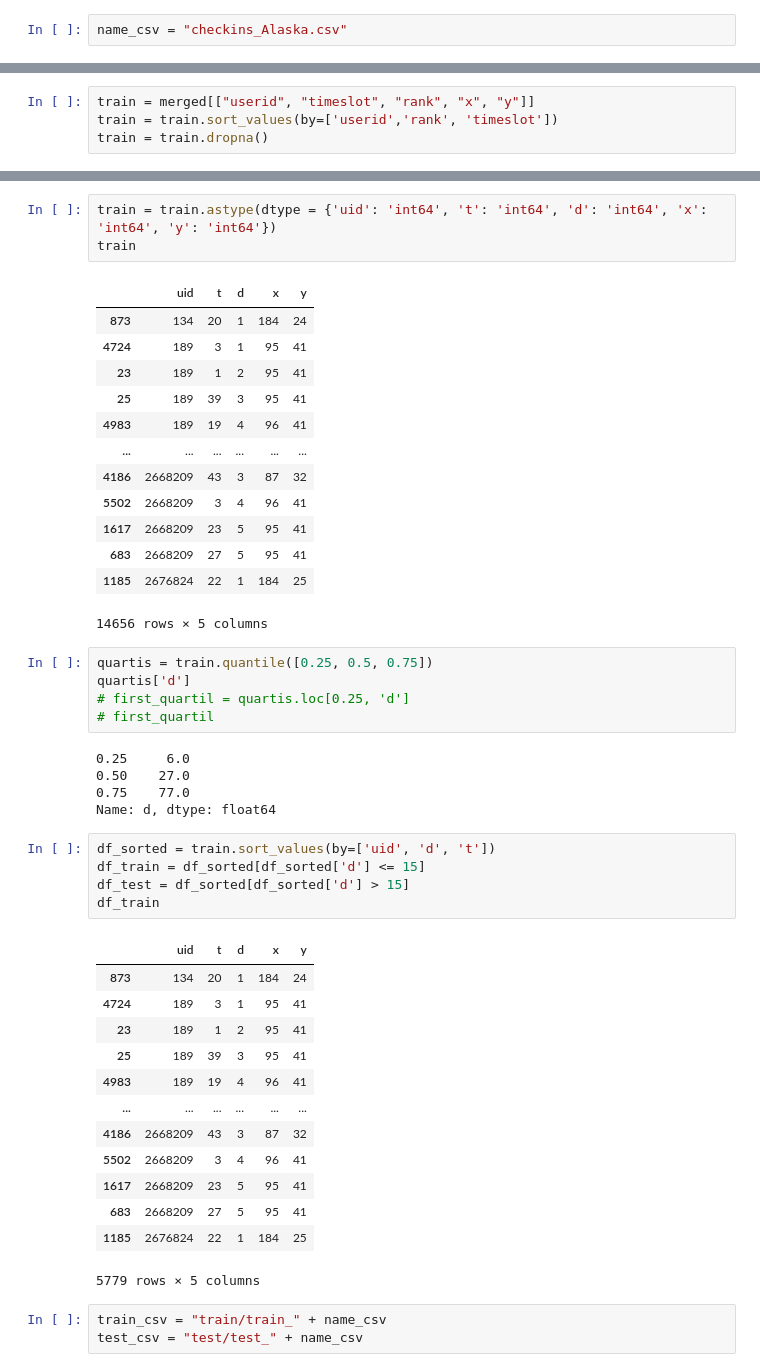
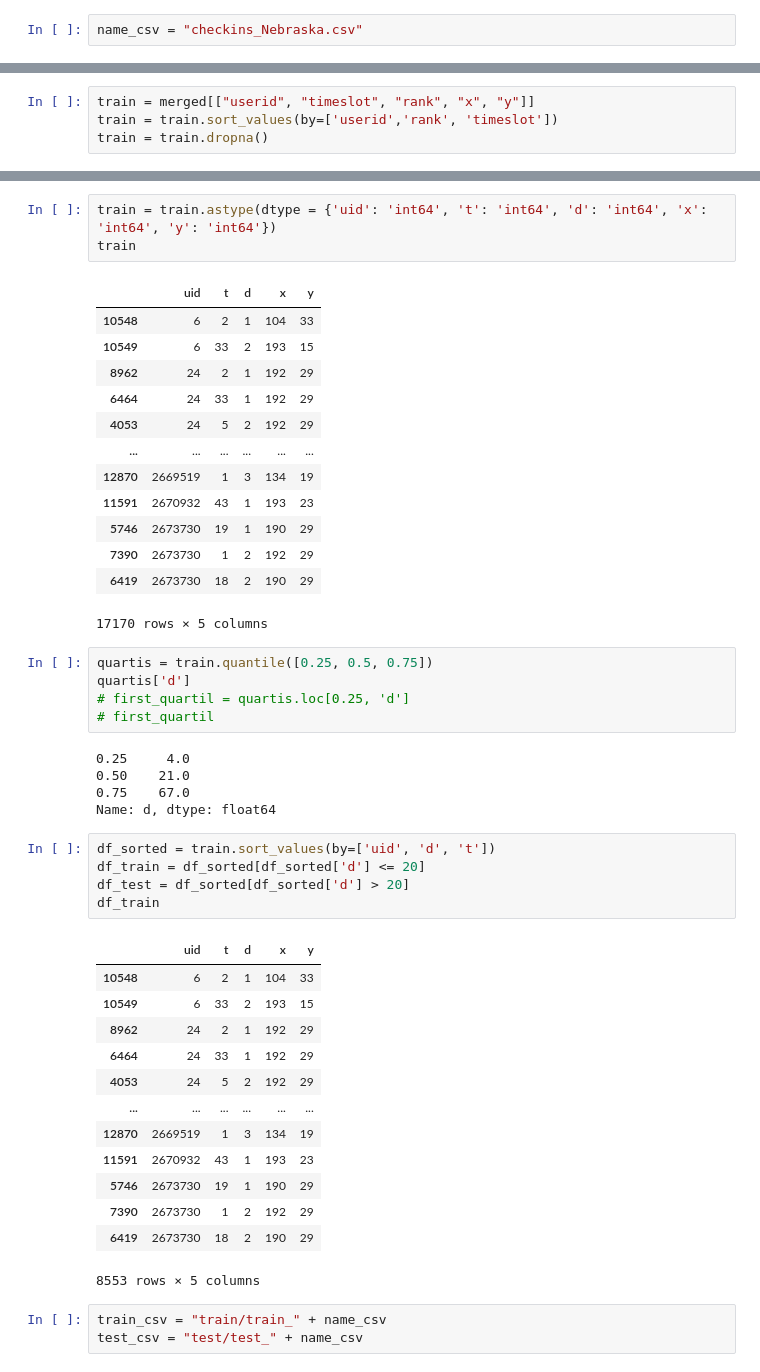
Before and after one commit to alvaroags/LP-BERT, a Jupyter notebook: data/preprocess.ipynb, the cells around one changed output, grey strips where cells are left out. Drawn from its saved outputs; the diff is of its cells as text.

```diff
--- a/data/preprocess.ipynb
+++ b/data/preprocess.ipynb
@@ -5,7 +5,7 @@ import geopandas
 import shapely
 from matplotlib import pyplot as plt
 # %%
-name_csv = "checkins_Alaska.csv"
+name_csv = "checkins_Nebraska.csv"
 # %%
 df = pd.read_csv("./checkins_separated/"+name_csv)
 # %%
@@ -169,47 +153,47 @@ train = train.astype(dtype = {'uid': 'int64', 't': 'int64', 'd': 'int64', 'x': '
 train
 # %% [output]
 |  | uid | t | d | x | y |
-| 873 | 134 | 20 | 1 | 184 | 24 |
-| 4724 | 189 | 3 | 1 | 95 | 41 |
-| 23 | 189 | 1 | 2 | 95 | 41 |
-| 25 | 189 | 39 | 3 | 95 | 41 |
-| 4983 | 189 | 19 | 4 | 96 | 41 |
+| 10548 | 6 | 2 | 1 | 104 | 33 |
+| 10549 | 6 | 33 | 2 | 193 | 15 |
+| 8962 | 24 | 2 | 1 | 192 | 29 |
+| 6464 | 24 | 33 | 1 | 192 | 29 |
+| 4053 | 24 | 5 | 2 | 192 | 29 |
 | ... | ... | ... | ... | ... | ... |
-| 4186 | 2668209 | 43 | 3 | 87 | 32 |
-| 5502 | 2668209 | 3 | 4 | 96 | 41 |
-| 1617 | 2668209 | 23 | 5 | 95 | 41 |
-| 683 | 2668209 | 27 | 5 | 95 | 41 |
-| 1185 | 2676824 | 22 | 1 | 184 | 25 |
+| 12870 | 2669519 | 1 | 3 | 134 | 19 |
+| 11591 | 2670932 | 43 | 1 | 193 | 23 |
+| 5746 | 2673730 | 19 | 1 | 190 | 29 |
+| 7390 | 2673730 | 1 | 2 | 192 | 29 |
+| 6419 | 2673730 | 18 | 2 | 190 | 29 |
-14656 rows × 5 columns
+17170 rows × 5 columns
 # %%
 quartis = train.quantile([0.25, 0.5, 0.75])
 quartis['d']
 # first_quartil = quartis.loc[0.25, 'd']
 # first_quartil
 # %% [output]
-0.25     6.0
-0.50    27.0
-0.75    77.0
+0.25     4.0
+0.50    21.0
+0.75    67.0
 Name: d, dtype: float64
 # %%
 df_sorted = train.sort_values(by=['uid', 'd', 't'])
-df_train = df_sorted[df_sorted['d'] <= 15]
-df_test = df_sorted[df_sorted['d'] > 15]
+df_train = df_sorted[df_sorted['d'] <= 20]
+df_test = df_sorted[df_sorted['d'] > 20]
 df_train
 # %% [output]
 |  | uid | t | d | x | y |
-| 873 | 134 | 20 | 1 | 184 | 24 |
-| 4724 | 189 | 3 | 1 | 95 | 41 |
-| 23 | 189 | 1 | 2 | 95 | 41 |
-| 25 | 189 | 39 | 3 | 95 | 41 |
-| 4983 | 189 | 19 | 4 | 96 | 41 |
+| 10548 | 6 | 2 | 1 | 104 | 33 |
+| 10549 | 6 | 33 | 2 | 193 | 15 |
+| 8962 | 24 | 2 | 1 | 192 | 29 |
+| 6464 | 24 | 33 | 1 | 192 | 29 |
+| 4053 | 24 | 5 | 2 | 192 | 29 |
 | ... | ... | ... | ... | ... | ... |
-| 4186 | 2668209 | 43 | 3 | 87 | 32 |
-| 5502 | 2668209 | 3 | 4 | 96 | 41 |
-| 1617 | 2668209 | 23 | 5 | 95 | 41 |
-| 683 | 2668209 | 27 | 5 | 95 | 41 |
-| 1185 | 2676824 | 22 | 1 | 184 | 25 |
+| 12870 | 2669519 | 1 | 3 | 134 | 19 |
+| 11591 | 2670932 | 43 | 1 | 193 | 23 |
+| 5746 | 2673730 | 19 | 1 | 190 | 29 |
+| 7390 | 2673730 | 1 | 2 | 192 | 29 |
+| 6419 | 2673730 | 18 | 2 | 190 | 29 |
-5779 rows × 5 columns
+8553 rows × 5 columns
 # %%
 train_csv = "train/train_" + name_csv
 test_csv = "test/test_" + name_csv
```
Also changed, not shown: parts of 9 cells of this notebook, 45 other files.
